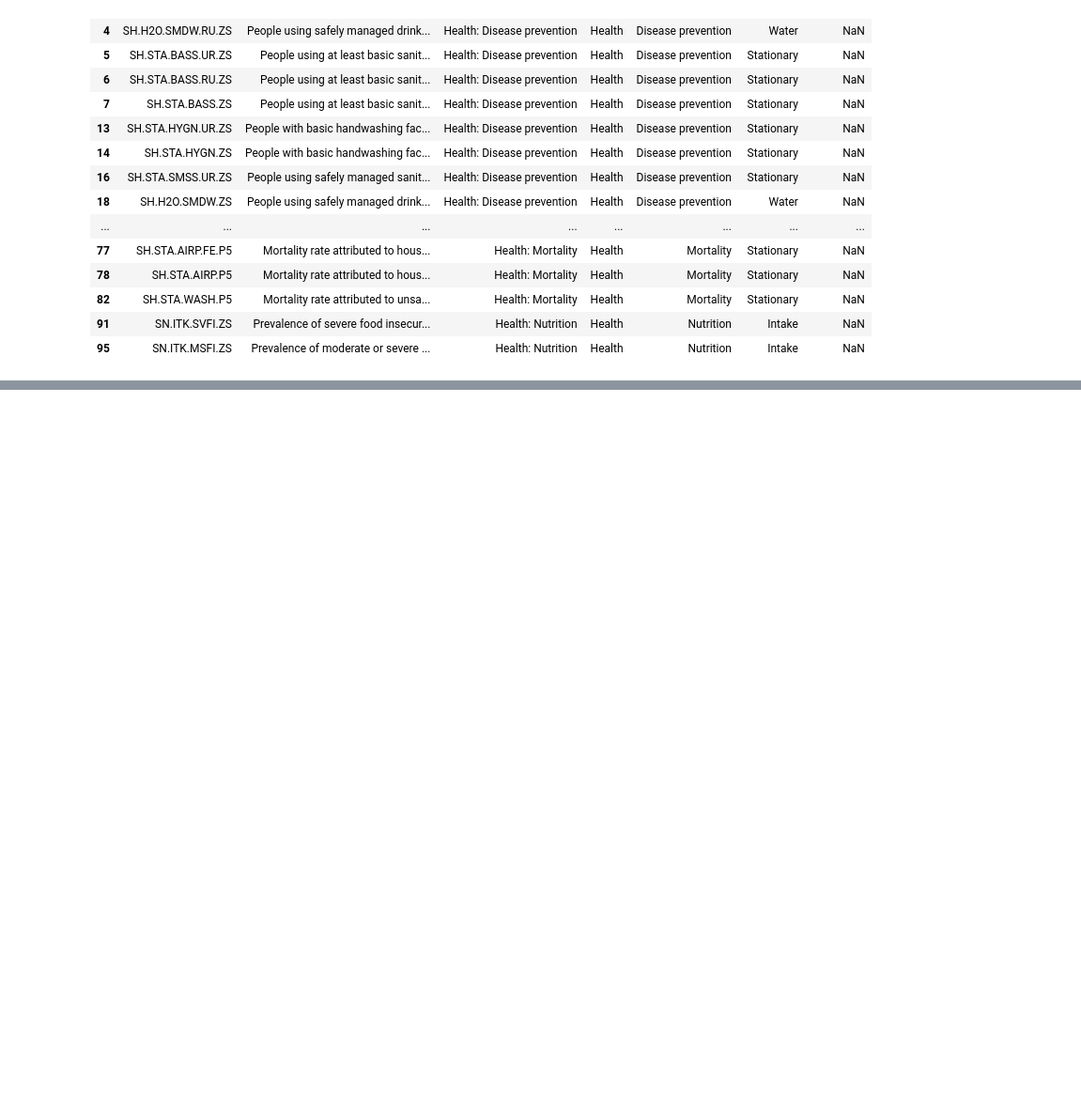
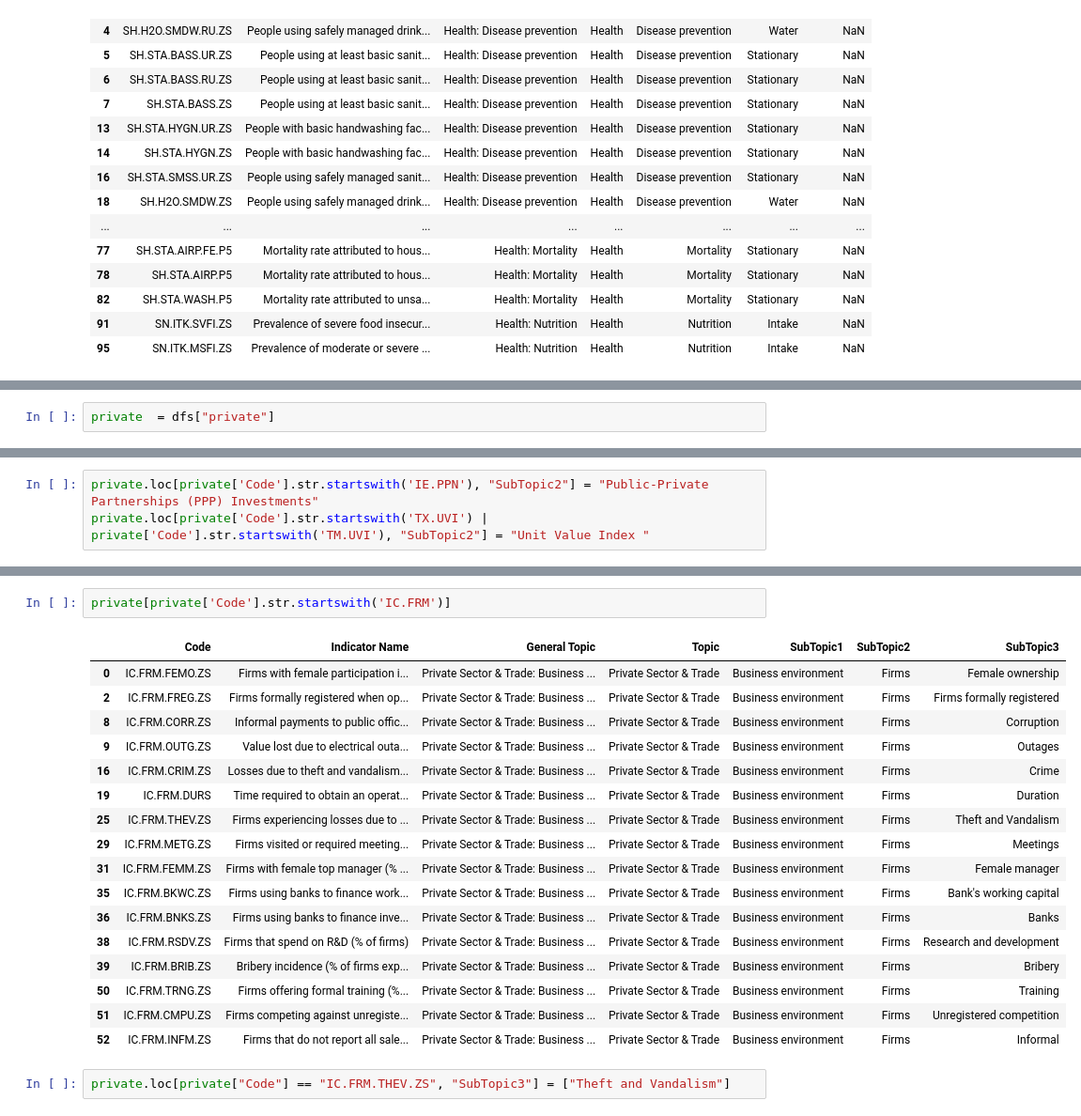
Before and after one commit to bm-sami/tunisia-wdi-structure, a Jupyter notebook: notebooks/metadata_code_1.ipynb, the cells around one changed output, grey strips where cells are left out. Shown at 94% size. Cells and saved outputs as stored; diff of their text form; blank space fills up the shorter version.

```diff
--- a/notebooks/metadata_code_1.ipynb
+++ b/notebooks/metadata_code_1.ipynb
@@ -873,0 +1098,2 @@ Index: []
+# %%
+private  = dfs["private"]
@@ -873,0 +1130,3 @@ Index: []
+# %%
+private.loc[private['Code'].str.startswith('IE.PPN'), "SubTopic2"] = "Public-Private Partnerships (PPP) Investments"
+private.loc[private['Code'].str.startswith('TX.UVI') | private['Code'].str.startswith('TM.UVI'), "SubTopic2"] = "Unit Value Index "
@@ -873,0 +1150,22 @@ Index: []
+# %%
+private[private['Code'].str.startswith('IC.FRM')]
+# %% [output]
+|  | Code | Indicator Name | General Topic | Topic | SubTopic1 | SubTopic2 | SubTopic3 |
+| 0 | IC.FRM.FEMO.ZS | Firms with female participation i... | Private Sector & Trade: Business ... | Private Sector & Trade | Business environment | Firms | Female ownership |
+| 2 | IC.FRM.FREG.ZS | Firms formally registered when op... | Private Sector & Trade: Business ... | Private Sector & Trade | Business environment | Firms | Firms formally registered |
+| 8 | IC.FRM.CORR.ZS | Informal payments to public offic... | Private Sector & Trade: Business ... | Private Sector & Trade | Business environment | Firms | Corruption |
+| 9 | IC.FRM.OUTG.ZS | Value lost due to electrical outa... | Private Sector & Trade: Business ... | Private Sector & Trade | Business environment | Firms | Outages |
+| 16 | IC.FRM.CRIM.ZS | Losses due to theft and vandalism... | Private Sector & Trade: Business ... | Private Sector & Trade | Business environment | Firms | Crime |
+| 19 | IC.FRM.DURS | Time required to obtain an operat... | Private Sector & Trade: Business ... | Private Sector & Trade | Business environment | Firms | Duration |
+| 25 | IC.FRM.THEV.ZS | Firms experiencing losses due to ... | Private Sector & Trade: Business ... | Private Sector & Trade | Business environment | Firms | Theft and Vandalism |
+| 29 | IC.FRM.METG.ZS | Firms visited or required meeting... | Private Sector & Trade: Business ... | Private Sector & Trade | Business environment | Firms | Meetings |
+| 31 | IC.FRM.FEMM.ZS | Firms with female top manager (% ... | Private Sector & Trade: Business ... | Private Sector & Trade | Business environment | Firms | Female manager |
+| 35 | IC.FRM.BKWC.ZS | Firms using banks to finance work... | Private Sector & Trade: Business ... | Private Sector & Trade | Business environment | Firms | Bank's working capital |
+| 36 | IC.FRM.BNKS.ZS | Firms using banks to finance inve... | Private Sector & Trade: Business ... | Private Sector & Trade | Business environment | Firms | Banks |
+| 38 | IC.FRM.RSDV.ZS | Firms that spend on R&D (% of firms) | Private Sector & Trade: Business ... | Private Sector & Trade | Business environment | Firms | Research and development |
+| 39 | IC.FRM.BRIB.ZS | Bribery incidence (% of firms exp... | Private Sector & Trade: Business ... | Private Sector & Trade | Business environment | Firms | Bribery |
+| 50 | IC.FRM.TRNG.ZS | Firms offering formal training (%... | Private Sector & Trade: Business ... | Private Sector & Trade | Business environment | Firms | Training |
+| 51 | IC.FRM.CMPU.ZS | Firms competing against unregiste... | Private Sector & Trade: Business ... | Private Sector & Trade | Business environment | Firms | Unregistered competition |
+| 52 | IC.FRM.INFM.ZS | Firms that do not report all sale... | Private Sector & Trade: Business ... | Private Sector & Trade | Business environment | Firms | Informal |
+# %%
+private.loc[private["Code"] == "IC.FRM.THEV.ZS", "SubTopic3"] = ["Theft and Vandalism"]
```
Also changed, not shown: parts of 39 cells of this notebook.
